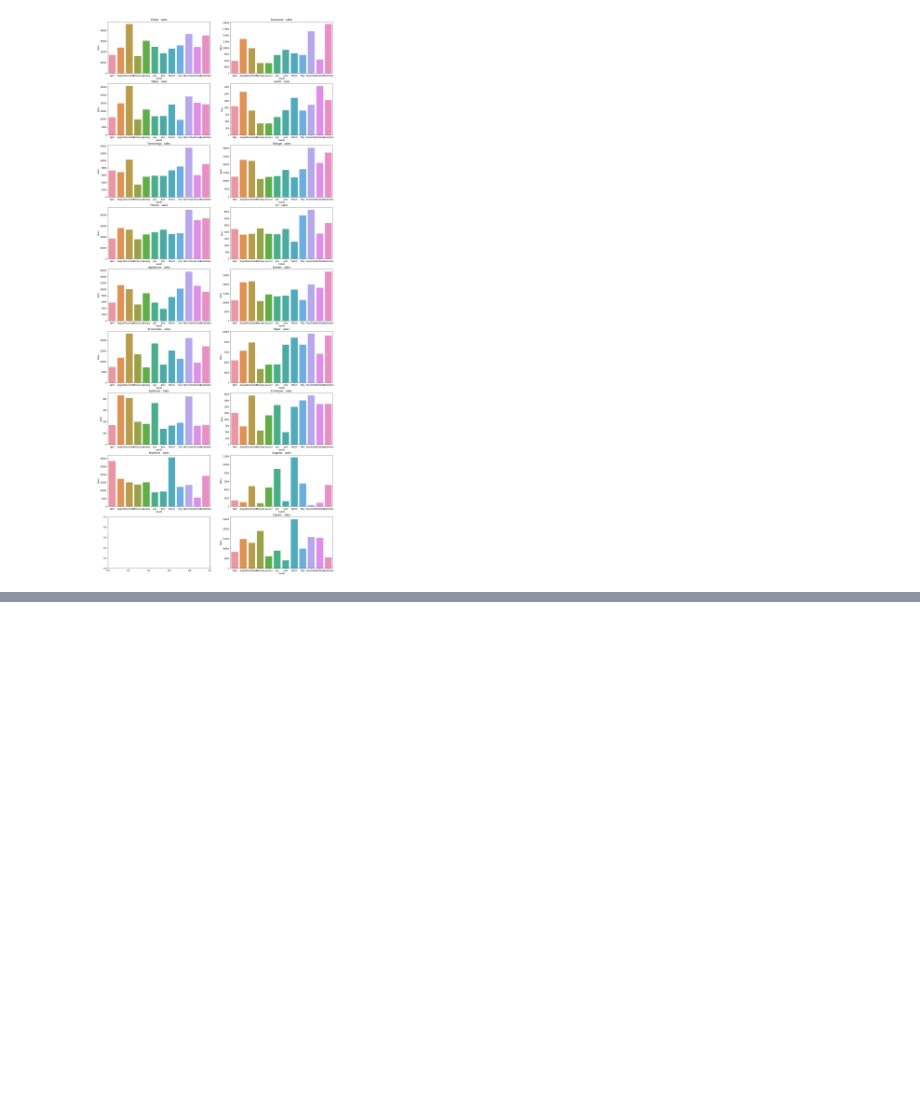
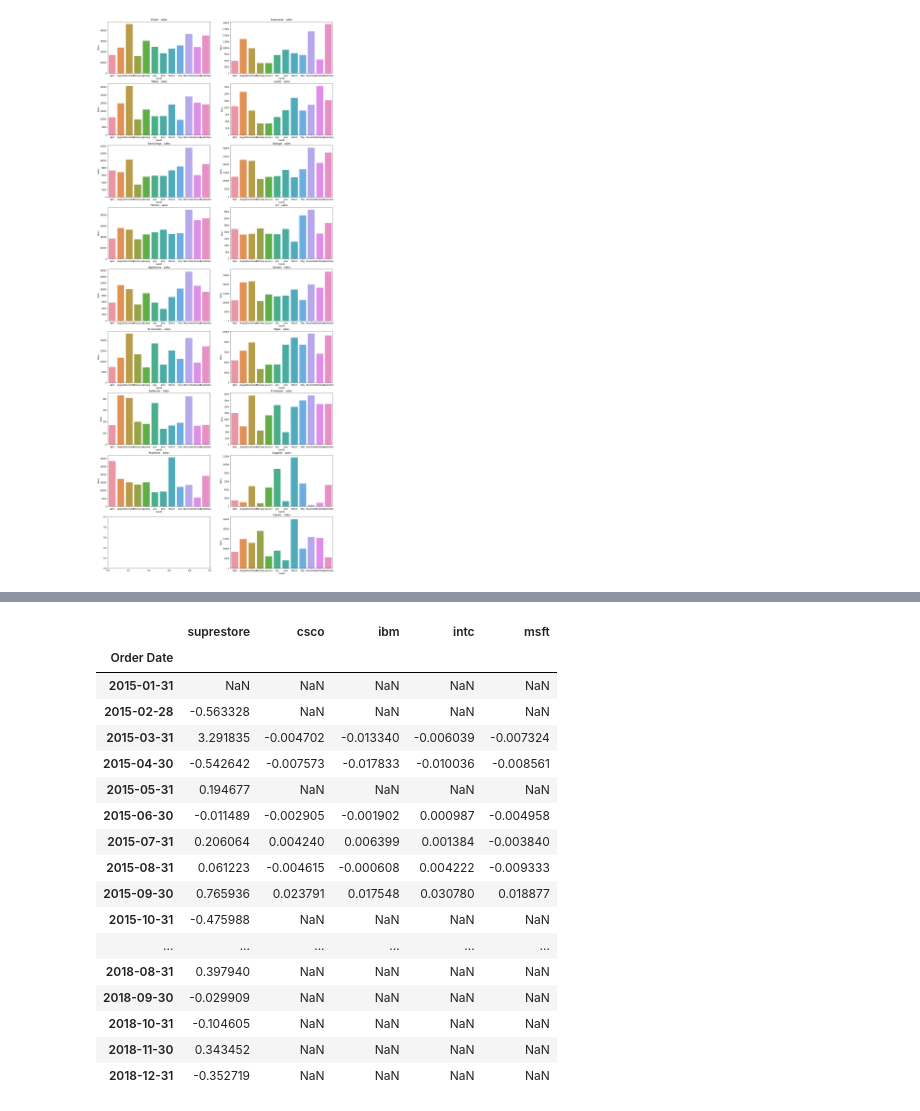
Before and after one commit to lukeyuan31/Churn_Visulization, a Jupyter notebook: Stock and Supermarket.ipynb, the cells around one changed output, grey strips where cells are left out. Cells and saved outputs as stored; diff of their text form; code cells hidden in the pictures; blank space fills up the shorter version.

```diff
--- a/Stock and Supermarket.ipynb
+++ b/Stock and Supermarket.ipynb
@@ -275,0 +293,48 @@ for i in enumerate(sub_catagory):
+# %%
+csco_price=selected_stock[selected_stock['Name']=='CSCO']
+csco_price=csco_price.set_index('Date')
+ibm_price=selected_stock[selected_stock['Name']=='IBM']
+ibm_price=ibm_price.set_index('Date')
+intc_price=selected_stock[selected_stock['Name']=='INTC']
+intc_price=intc_price.set_index('Date')
+msft_price=selected_stock[selected_stock['Name']=='MSFT']
+msft_price=msft_price.set_index('Date')
+#intc_price
+ROC_SS_pct=superstore_by_month['Sales'].pct_change()
+ROC_csco=csco_price['Close'].pct_change()
+ROC_ibm=ibm_price['Close'].pct_change()
+ROC_intc=intc_price['Close'].pct_change()
+ROC_msft=msft_price['Close'].pct_change()
+
+#ROC_msft
+ROC_Tech=pd.DataFrame()
+ROC_Tech['suprestore']=ROC_SS_pct
+ROC_Tech['csco']=ROC_csco
+ROC_Tech['ibm']=ROC_ibm
+ROC_Tech['intc']=ROC_intc
+ROC_Tech['msft']=ROC_msft
+#ROC_Tech
+sns.heatmap(ROC_Tech.corr())
+#ROC_Tech
+#ibm_price
+#apple_price
+#selected_stock
+# %% [output]
+|  | suprestore | csco | ibm | intc | msft |
+| Order Date |  |  |  |  |  |
+| 2015-01-31 | NaN | NaN | NaN | NaN | NaN |
+| 2015-02-28 | -0.563328 | NaN | NaN | NaN | NaN |
+| 2015-03-31 | 3.291835 | -0.004702 | -0.013340 | -0.006039 | -0.007324 |
+| 2015-04-30 | -0.542642 | -0.007573 | -0.017833 | -0.010036 | -0.008561 |
+| 2015-05-31 | 0.194677 | NaN | NaN | NaN | NaN |
+| 2015-06-30 | -0.011489 | -0.002905 | -0.001902 | 0.000987 | -0.004958 |
+| 2015-07-31 | 0.206064 | 0.004240 | 0.006399 | 0.001384 | -0.003840 |
+| 2015-08-31 | 0.061223 | -0.004615 | -0.000608 | 0.004222 | -0.009333 |
+| 2015-09-30 | 0.765936 | 0.023791 | 0.017548 | 0.030780 | 0.018877 |
+| 2015-10-31 | -0.475988 | NaN | NaN | NaN | NaN |
+| ... | ... | ... | ... | ... | ... |
+| 2018-08-31 | 0.397940 | NaN | NaN | NaN | NaN |
+| 2018-09-30 | -0.029909 | NaN | NaN | NaN | NaN |
+| 2018-10-31 | -0.104605 | NaN | NaN | NaN | NaN |
+| 2018-11-30 | 0.343452 | NaN | NaN | NaN | NaN |
+| 2018-12-31 | -0.352719 | NaN | NaN | NaN | NaN |
```
Also changed, not shown: parts of 2 cells of this notebook.
